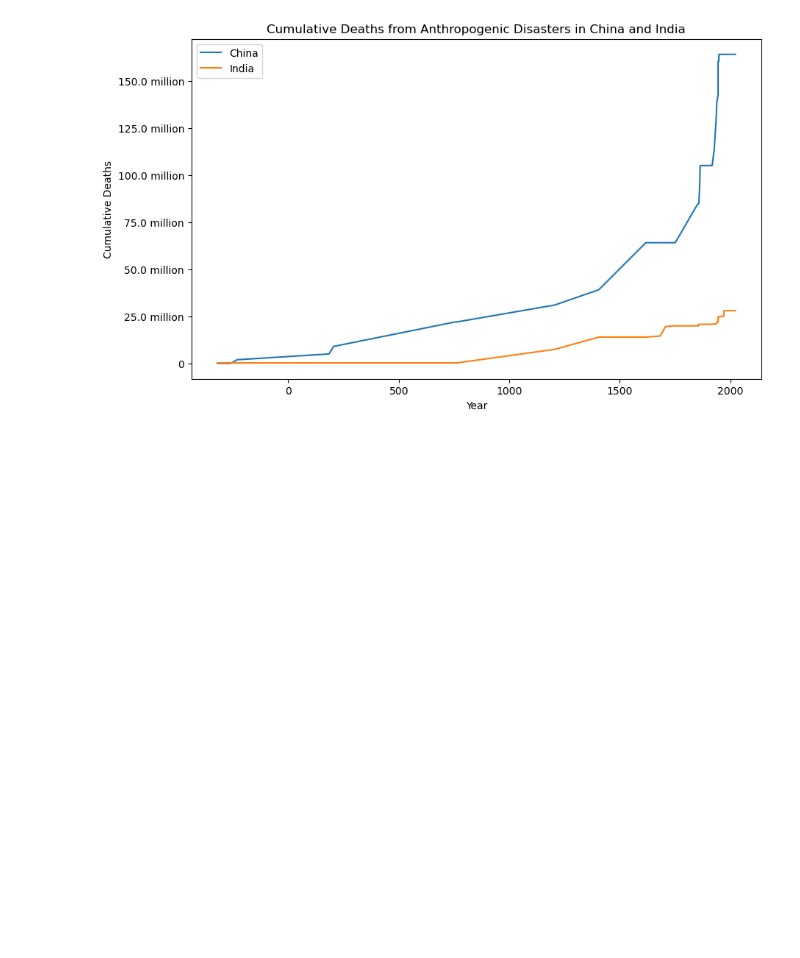
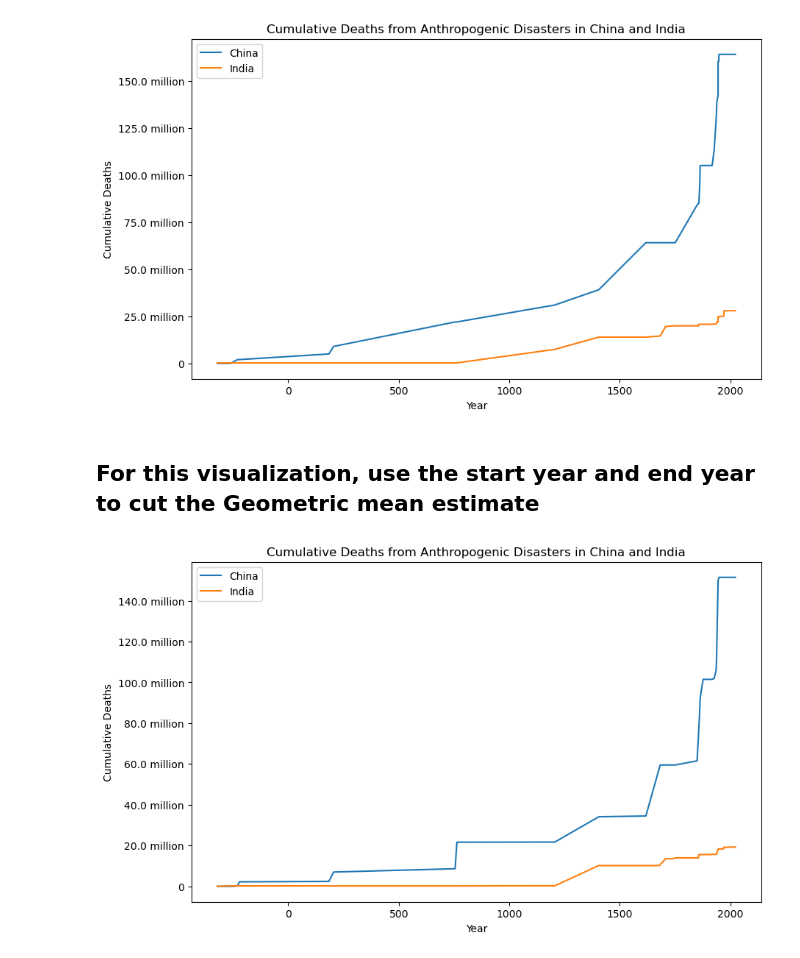
Before and after one commit to dbabbitt/StatsByCountry, a Jupyter notebook: visualizations/Visualize a Timeline of India vs China Anthropogenic Disasters.ipynb, the cells around one changed output. Drawn from its saved outputs; the diff is of its cells as text; code cells hidden in the pictures; blank space fills up the shorter version.

Commit message:
Added using the start year and end year to cut the Geometric mean estimate

```diff
--- a/visualizations/Visualize a Timeline of India vs China Anthropogenic Disasters.ipynb
+++ b/visualizations/Visualize a Timeline of India vs China Anthropogenic Disasters.ipynb
@@ -130,3 +113,6 @@ ax.legend()
 plt.show()
 # %% [output]
 [figure]
+# %% [markdown]
+
+## For this visualization, use the start year and end year to cut the Geometric mean estimate
@@ -132,0 +157,24 @@ plt.show()
+# %%
+
+import matplotlib.pyplot as plt
+
+fig, ax = plt.subplots(figsize=(10, 6))
+ax.plot(china_years_list, china_cumuls_list, label='China')
+ax.plot(india_years_list, india_cumuls_list, label='India')
+
+ax.set_xlabel('Year')
+
+# Humanize y tick labels
+plt.ylabel('Cumulative Deaths')
+yticklabels_list = []
+for text_obj in ax.get_yticklabels():
+    text_obj.set_text(humanize.intword(int(text_obj.get_position()[1])))
+    yticklabels_list.append(text_obj)
+ax.set_yticklabels(yticklabels_list)
+
+ax.set_title('Cumulative Deaths from Anthropogenic Disasters in China and India')
+ax.legend()
+
+plt.show()
+# %% [output]
+[figure, added]
```
Also changed, not shown: parts of 4 cells of this notebook.
